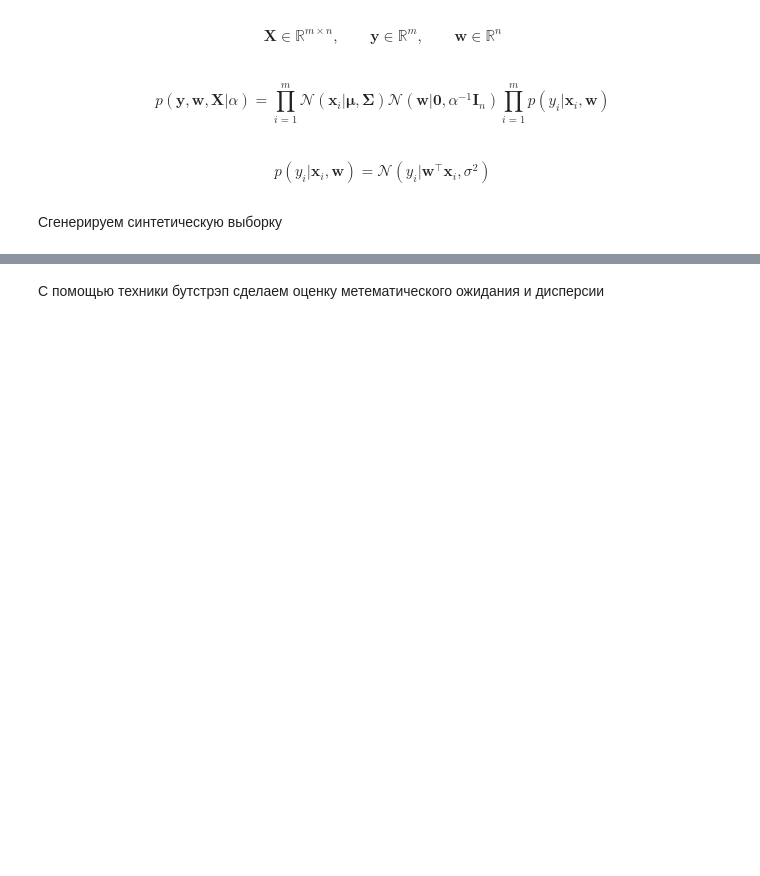
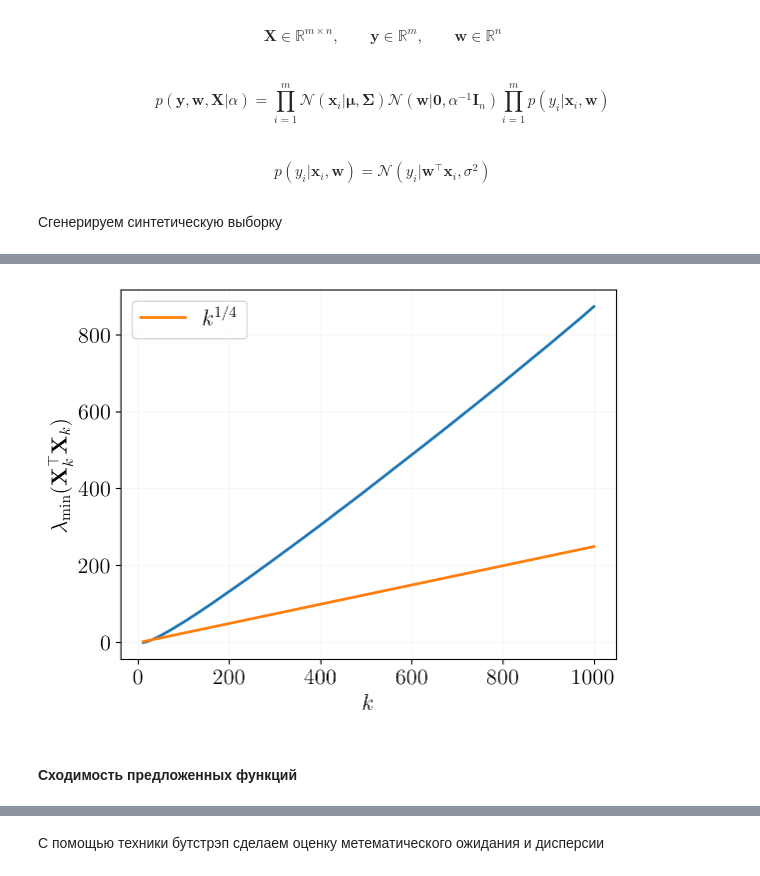
Before and after one commit to kisnikser/Bayesian-Sample-Size-Estimation, a Jupyter notebook: code/main.ipynb, the cells around one changed output, grey strips where cells are left out. Drawn from its saved outputs; the diff is of its cells as text; code cells hidden in the pictures; blank space fills up the shorter version.

```diff
--- a/code/main.ipynb
+++ b/code/main.ipynb
@@ -62,4 +93,15 @@ dataset = Dataset(X, y)
+# %%
+plt.plot(np.arange(n+1, m), eigvals)
+plt.plot(np.arange(n+1, m), np.arange(n+1, m) ** 1/4, label=r"$k^{1/4}$")
+plt.legend()
+plt.xlabel(r"$k$")
+plt.ylabel(r"$\lambda_{\min}(\mathbf{X}_k^\top \mathbf{X}_k)$")
+plt.show()
+# %% [output]
+[figure, added]
 # %%
 def loglikelihood(y, X, w, sigma2):
     m = y.size
     return -m/2*np.log(2*np.pi*sigma2) - 1/(2*sigma2)*np.sum((y - X@w)**2)
+# %% [markdown]
+#### Сходимость предложенных функций
```
Also changed, not shown: parts of 59 cells of this notebook, 31 other files.
